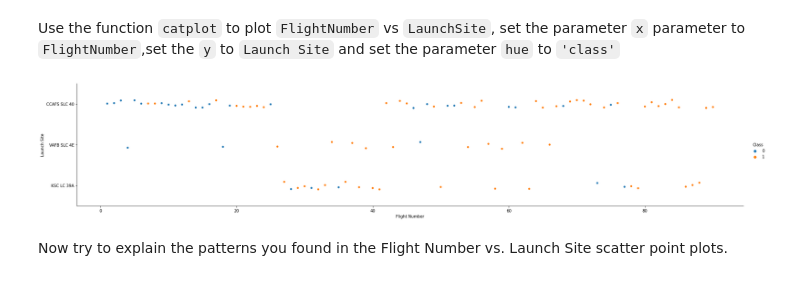
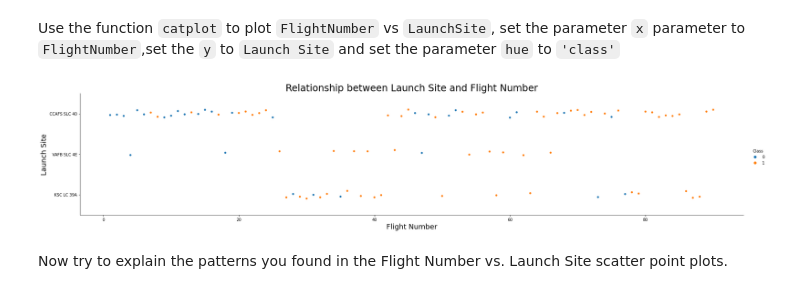
Before and after one commit to elllly/IBM-Applied-Data-Science, a Jupyter notebook: datavisualization.ipynb, the cells around one changed output. Drawn from its saved outputs; the diff is of its cells as text; code cells hidden in the pictures.

Commit message:
Edit Data Visualization

```diff
--- a/datavisualization.ipynb
+++ b/datavisualization.ipynb
@@ -91,11 +91,12 @@ Use the function <code>catplot</code> to plot <code>FlightNumber</code> vs <code
 # %%
 # Plot a scatter point chart with x axis to be Flight Number and y axis to be the launch site, and hue to be the class value
 sns.catplot(x='FlightNumber', y='LaunchSite', hue='Class', data=df, aspect=5)
-plt.xlabel('Flight Number')
-plt.ylabel('Launch Site')
+plt.xlabel('Flight Number', fontsize=18)
+plt.ylabel('Launch Site', fontsize=18)
+plt.title('Relationship between Launch Site and Flight Number', fontsize=24)
 plt.show()
 # %% [output]
-[figure, old version]
+[figure, new version]
 # %% [markdown]
 Now try to explain the patterns you found in the Flight Number vs. Launch Site scatter point plots.
 # %%
```
Also changed, not shown: parts of 7 cells of this notebook, 1 other file.
